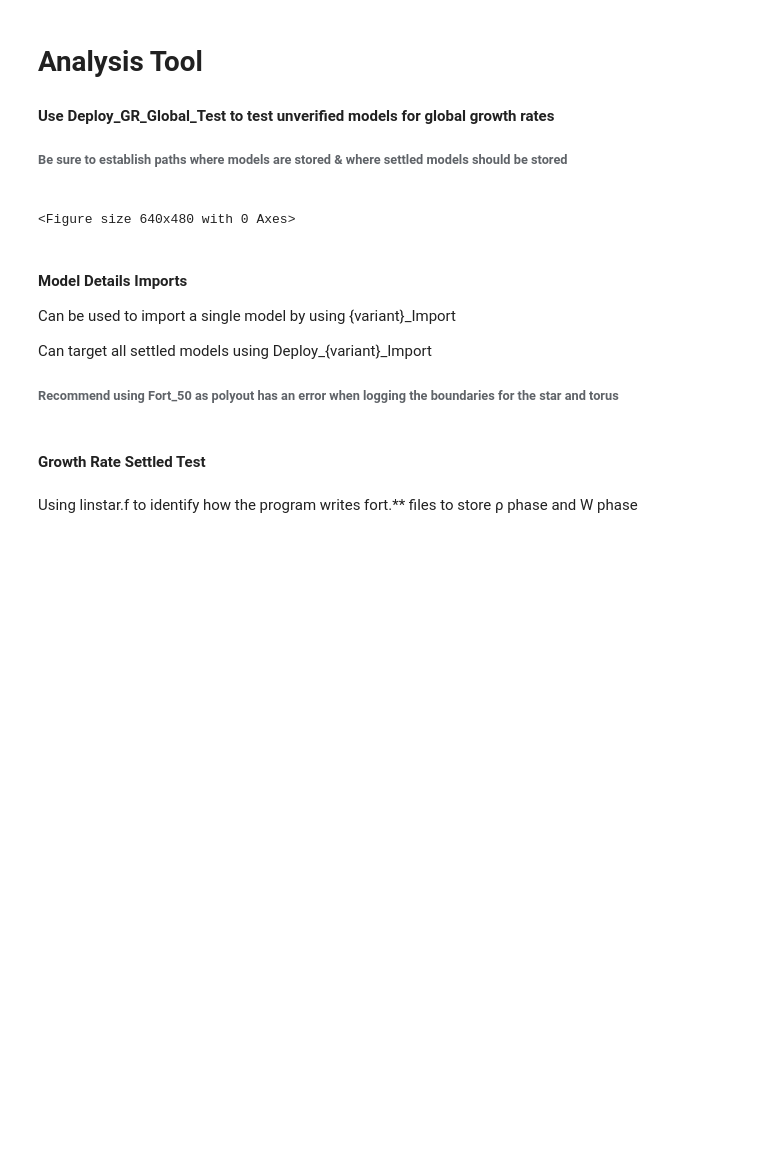
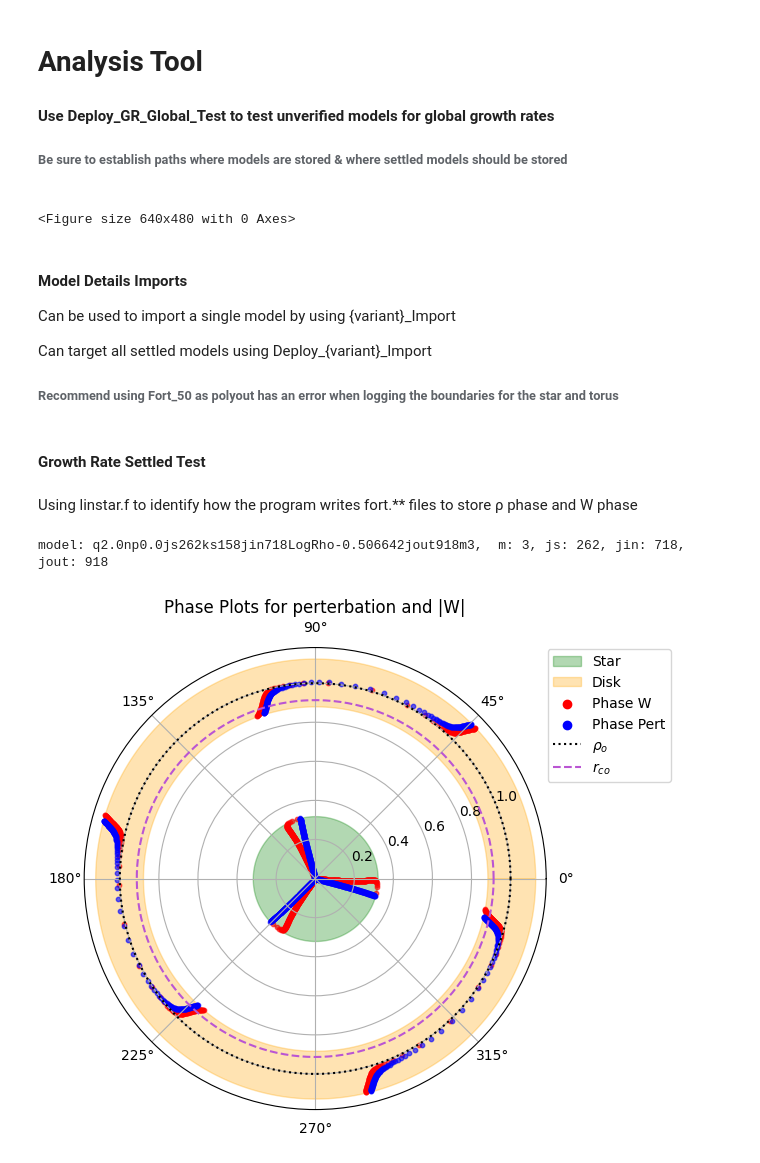
Before and after one commit to Hannahs-Jackson/Galactic_Formation_Hadley, a Jupyter notebook: Analysis_Tool.ipynb, the cells around one changed output. Drawn from its saved outputs; the diff is of its cells as text; code cells hidden in the pictures; blank space fills up the shorter version.

Commit message:
small phase plot adj

```diff
--- a/Analysis_Tool.ipynb
+++ b/Analysis_Tool.ipynb
@@ -515,7 +515,7 @@ def Deploy_GR_Global_Test(MIRP_rng, threshold, screen_view, graph, save_graph):
 # %% [markdown]
 Using linstar.f to identify how the program writes fort.** files to store ρ phase and W phase
 # %%
-def Phase_Plot(target_folder, m_val, j_s, j_in, j_out, save_graph, view_graph):
+def Phase_Plot(target_folder, m_val, save_graph, view_graph):
     # column names from fort.** files (ref linstar.f)
     col_name_pert_phase =['phase5','rnorm(j)','ph180','ph90','ph270']
     col_name_W_phase = ['wphase','rnorm(j)','wph180','wph90','wph270']
@@ -610,33 +610,36 @@ def Deploy_Phase_Plot(view_graph, save_graph):
     for target_folder in settled_models_path.iterdir():
         # Verify only directories are targeted
         if not target_folder.is_dir():
             continue  # Skip if not a directory
 
         # Verify target model contains required files fort.22 & fort.23
         if not (target_folder / "fort.53").exists() or not (target_folder / "fort.63").exists():
             print(f"Warning: {target_folder.name} is missing fort.53 or fort.63")
             continue  # Skip this folder if fort.22 or fort.23 is missing
 
         # Assuming target_folder is a Path object
         target_name = target_folder.name
 
         js_value = re.search(r"js(\d+)", target_name)
         jin_value = re.search(r"jin(\d+)", target_name)
         jout_value = re.search(r"jout(\d+)", target_name)
         m_value = re.search(r"m(\d+)", target_name)
 
 
         js_number = int(js_value.group(1)) if js_value else None
         jin_number = int(jin_value.group(1)) if jin_value else None
         jout_number = int(jout_value.group(1)) if jout_value else None
         m_number = int(m_value.group(1)) if m_value else None
 
-        print(f"m: {m_number}, js: {js_number}, jin: {jin_number}, jout: {jout_number}")
+        print(f"model: {target_folder.name},  m: {m_number}, js: {js_number}, jin: {jin_number}, jout: {jout_number}")
 
         # Deploy and Sort models based on Global Growth Rate test results
-        Plot_of_Phases = Phase_Plot(target_folder, m_val=m_number, j_s=js_number, j_in=jin_number, j_out=jout_number, save_graph=save_graph, view_graph=view_graph)
+        Plot_of_Phases = Phase_Plot(target_folder, m_val=m_number, save_graph=save_graph, view_graph=view_graph)
 
         # return(Plot_of_Phases)
 
 # # Test Deployt_Phase_Plot for all settled
-# Deploy_Phase_Plot(view_graph=True, save_graph=False)
+Deploy_Phase_Plot(view_graph=True, save_graph=False)
+# %% [output]
+model: q2.0np0.0js262ks158jin718LogRho-0.506642jout918m3,  m: 3, js: 262, jin: 718, jout: 918
+[figure, added]
```
